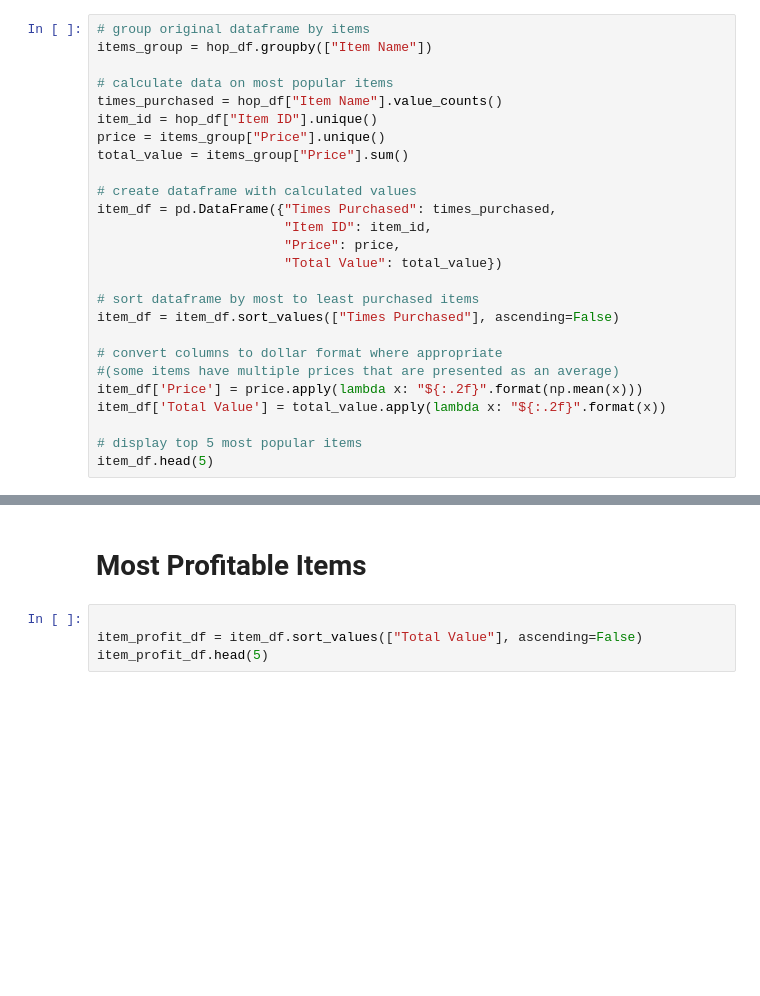
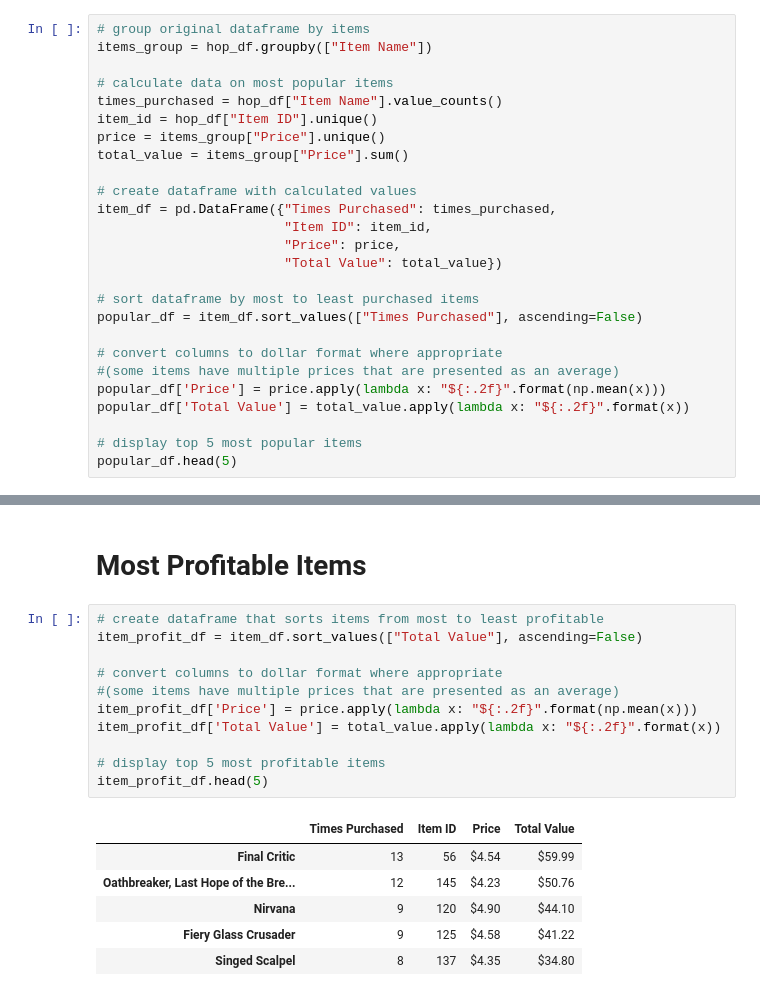
Before and after one commit to IIVIIIII/Heroes_of_Pymoli, a Jupyter notebook: HeroesOfPymoli/HeroesOfPymoli.ipynb, the cells around one changed output, grey strips where cells are left out. Saved outputs shown, nothing was run; the diff lists cells and outputs as text; blank space fills up the shorter version.

Commit message:
adjusted dataframe for most profitable items

```diff
--- a/HeroesOfPymoli/HeroesOfPymoli.ipynb
+++ b/HeroesOfPymoli/HeroesOfPymoli.ipynb
@@ -289,15 +289,15 @@ item_df = pd.DataFrame({"Times Purchased": times_purchased,
                         "Total Value": total_value})
 
 # sort dataframe by most to least purchased items
-item_df = item_df.sort_values(["Times Purchased"], ascending=False)
+popular_df = item_df.sort_values(["Times Purchased"], ascending=False)
 
 # convert columns to dollar format where appropriate
 #(some items have multiple prices that are presented as an average)
-item_df['Price'] = price.apply(lambda x: "${:.2f}".format(np.mean(x)))
-item_df['Total Value'] = total_value.apply(lambda x: "${:.2f}".format(x))
+popular_df['Price'] = price.apply(lambda x: "${:.2f}".format(np.mean(x)))
+popular_df['Total Value'] = total_value.apply(lambda x: "${:.2f}".format(x))
 
 # display top 5 most popular items
-item_df.head(5)
+popular_df.head(5)
 # %% [output]
 |  | Times Purchased | Item ID | Price | Total Value |
 | Final Critic | 13 | 56 | $4.54 | $59.99 |
@@ -307,7 +307,21 @@ item_df.head(5)
 | Extraction, Quickblade Of Trembli... | 9 | 84 | $3.53 | $31.77 |
 # %% [markdown]
 # Most Profitable Items
-# %%
-
-item_profit_df = item_df.sort_values(["Total Value"], ascending=False)
-item_profit_df.head(5)
+# %%
+# create dataframe that sorts items from most to least profitable
+item_profit_df = item_df.sort_values(["Total Value"], ascending=False)
+
+# convert columns to dollar format where appropriate
+#(some items have multiple prices that are presented as an average)
+item_profit_df['Price'] = price.apply(lambda x: "${:.2f}".format(np.mean(x)))
+item_profit_df['Total Value'] = total_value.apply(lambda x: "${:.2f}".format(x))
+
+# display top 5 most profitable items
+item_profit_df.head(5)
+# %% [output]
+|  | Times Purchased | Item ID | Price | Total Value |
+| Final Critic | 13 | 56 | $4.54 | $59.99 |
+| Oathbreaker, Last Hope of the Bre... | 12 | 145 | $4.23 | $50.76 |
+| Nirvana | 9 | 120 | $4.90 | $44.10 |
+| Fiery Glass Crusader | 9 | 125 | $4.58 | $41.22 |
+| Singed Scalpel | 8 | 137 | $4.35 | $34.80 |
```
Also changed, not shown: parts of 1 cell of this notebook.
